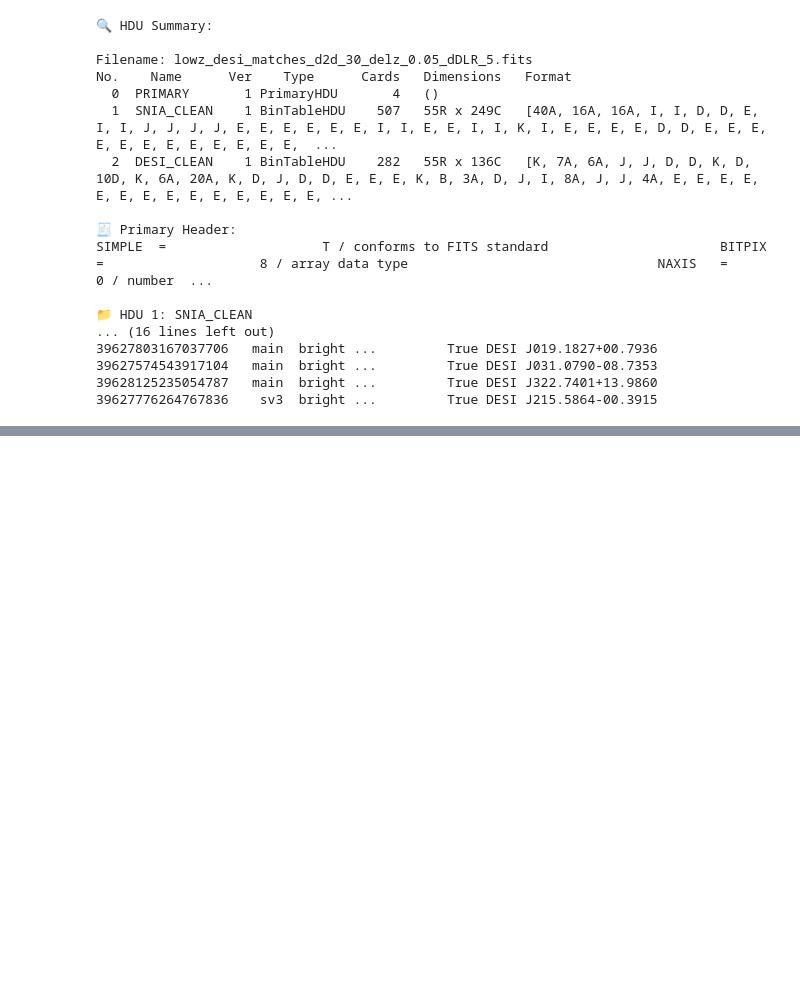
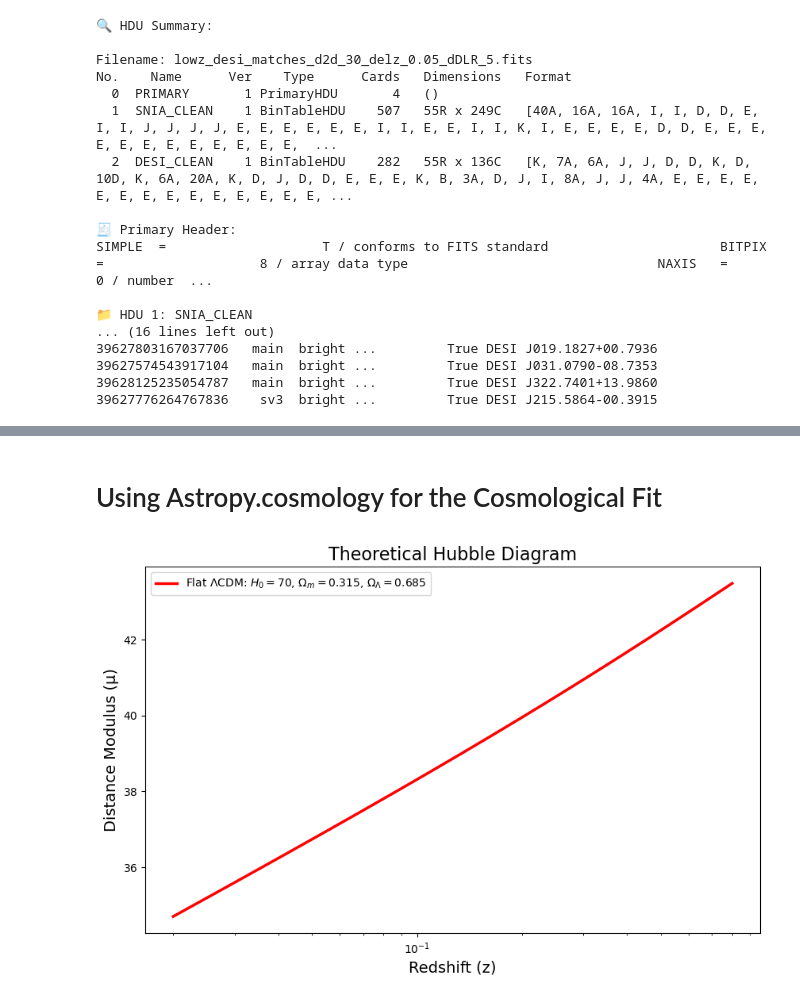
Before and after one commit to chernya4/DESI_DES, a Jupyter notebook: hbl_diag_resid.ipynb, the cells around one changed output, grey strips where cells are left out. Saved outputs shown, nothing was run; the diff lists cells and outputs as text; code cells hidden in the pictures; blank space fills up the shorter version.

```diff
--- a/hbl_diag_resid.ipynb
+++ b/hbl_diag_resid.ipynb
@@ -245,0 +795,33 @@ SNID       MU         MUERR_FINAL
+# %% [markdown]
+# Using Astropy.cosmology for the Cosmological Fit #
+# %%
+import numpy as np
+import matplotlib.pyplot as plt
+from astropy.cosmology import FlatLambdaCDM
+
+# === Define the cosmological model ===
+H0 = 70
+Om0 = 0.315
+cosmo = FlatLambdaCDM(H0=H0, Om0=Om0)
+
+# === Derived parameters ===
+Omega_lambda = 1 - Om0
+Omega_k = 0.0  # Flat universe by definition
+
+# === Generate redshift values ===
+z_vals = np.linspace(0.02, 0.8, 500)
+
+# === Compute the distance modulus (mu) ===
+mu_theoretical = cosmo.distmod(z_vals).value  # in magnitudes
+
+# === Plot the Hubble diagram ===
+plt.figure(figsize=(10, 6))
+plt.plot(z_vals, mu_theoretical, 'r-', label=fr'Flat $\Lambda$CDM: $H_0={H0}$, $\Omega_m={Om0}$, $\Omega_\Lambda={1 - Om0}$', linewidth=2.5)
+plt.xlabel('Redshift (z)', fontsize=14)
+plt.ylabel('Distance Modulus (μ)', fontsize=14)
+plt.title('Theoretical Hubble Diagram', fontsize=16)
+plt.xscale('log')
+plt.legend()
+plt.show()
+# %% [output]
+[figure, added]
```
Also changed, not shown: parts of 26 cells of this notebook, 15 other files.
